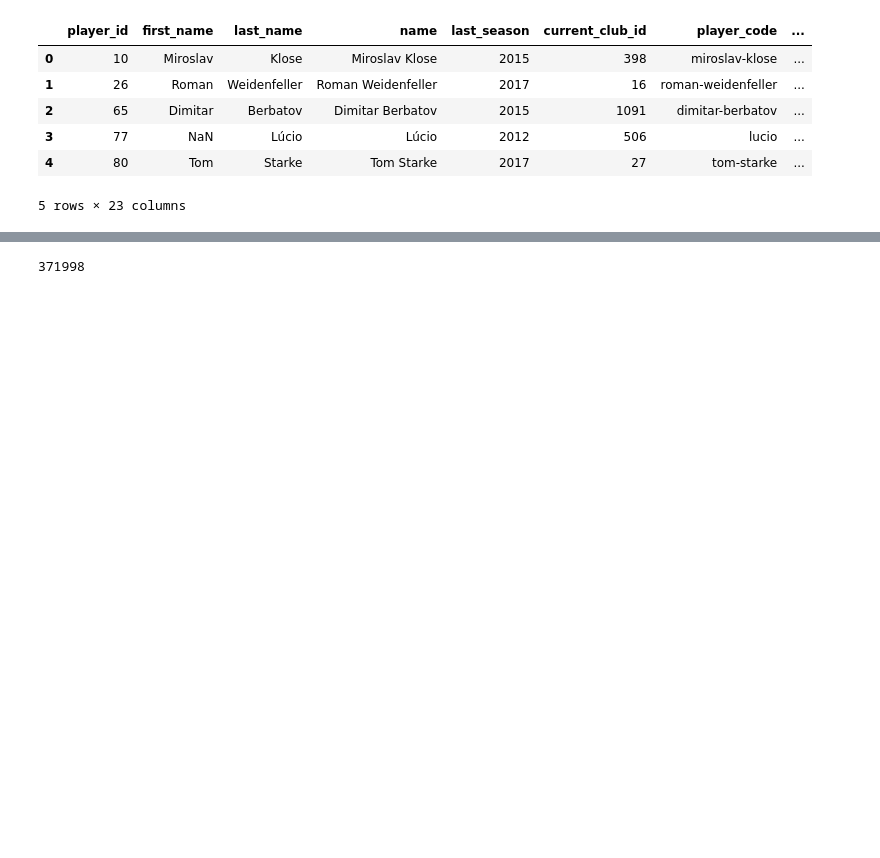
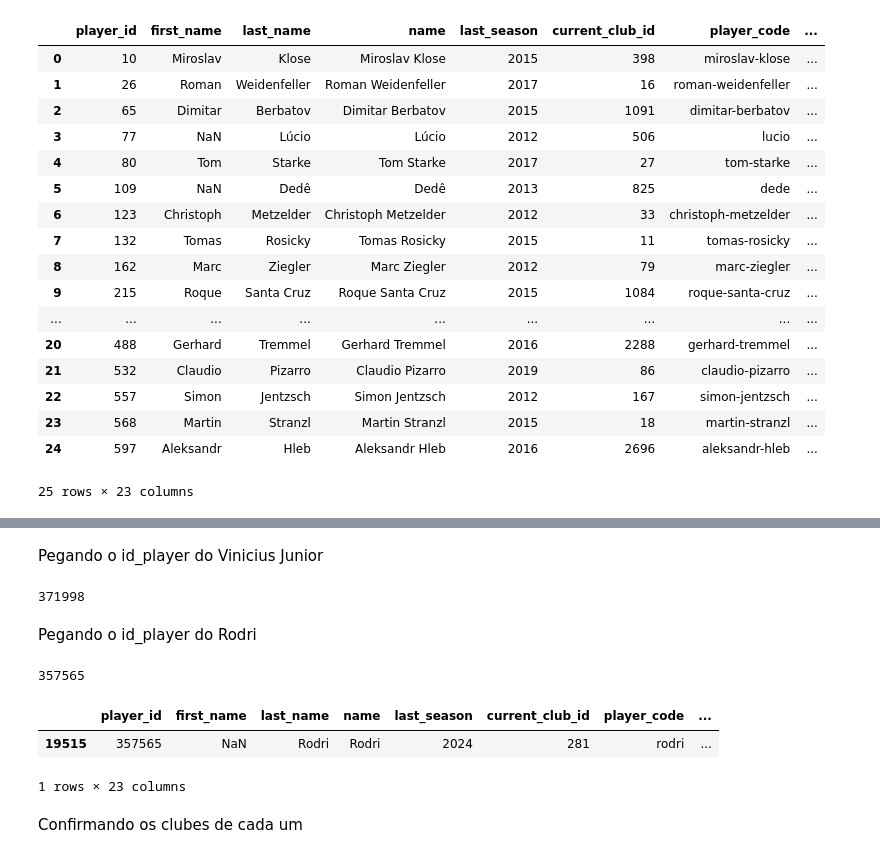
Before and after one commit to felipsants/trabalho-final-org_dados, a Jupyter notebook: EDA.ipynb, the cells around one changed output, grey strips where cells are left out. Cells and saved outputs as stored; diff of their text form; code cells hidden in the pictures; blank space fills up the shorter version.

Commit message:
Rodri and Vinicius Junior's club ID

```diff
--- a/EDA.ipynb
+++ b/EDA.ipynb
@@ -15,15 +15,26 @@ clubs_df.head()
 | 3 | 12 | as-rom | Associazione Sportiva Roma | IT1 | NaN | 26 | 26.3 | ... |
 | 4 | 148 | tottenham-hotspur | Tottenham Hotspur Football Club | GB1 | NaN | 26 | 25.6 | ... |
 # %%
-players_df.head()
+players_df.head(25)
 # %% [output]
 |  | player_id | first_name | last_name | name | last_season | current_club_id | player_code | ... |
 | 0 | 10 | Miroslav | Klose | Miroslav Klose | 2015 | 398 | miroslav-klose | ... |
 | 1 | 26 | Roman | Weidenfeller | Roman Weidenfeller | 2017 | 16 | roman-weidenfeller | ... |
 | 2 | 65 | Dimitar | Berbatov | Dimitar Berbatov | 2015 | 1091 | dimitar-berbatov | ... |
 | 3 | 77 | NaN | Lúcio | Lúcio | 2012 | 506 | lucio | ... |
 | 4 | 80 | Tom | Starke | Tom Starke | 2017 | 27 | tom-starke | ... |
+| 5 | 109 | NaN | Dedê | Dedê | 2013 | 825 | dede | ... |
+| 6 | 123 | Christoph | Metzelder | Christoph Metzelder | 2012 | 33 | christoph-metzelder | ... |
+| 7 | 132 | Tomas | Rosicky | Tomas Rosicky | 2015 | 11 | tomas-rosicky | ... |
+| 8 | 162 | Marc | Ziegler | Marc Ziegler | 2012 | 79 | marc-ziegler | ... |
+| 9 | 215 | Roque | Santa Cruz | Roque Santa Cruz | 2015 | 1084 | roque-santa-cruz | ... |
+| ... | ... | ... | ... | ... | ... | ... | ... | ... |
+| 20 | 488 | Gerhard | Tremmel | Gerhard Tremmel | 2016 | 2288 | gerhard-tremmel | ... |
+| 21 | 532 | Claudio | Pizarro | Claudio Pizarro | 2019 | 86 | claudio-pizarro | ... |
+| 22 | 557 | Simon | Jentzsch | Simon Jentzsch | 2012 | 167 | simon-jentzsch | ... |
+| 23 | 568 | Martin | Stranzl | Martin Stranzl | 2015 | 18 | martin-stranzl | ... |
+| 24 | 597 | Aleksandr | Hleb | Aleksandr Hleb | 2016 | 2696 | aleksandr-hleb | ... |
-5 rows × 23 columns
+25 rows × 23 columns
 # %%
 games_events_df.head()
 # %% [output]
@@ -33,6 +44,8 @@ games_events_df.head()
 | 2 | b2d721eaed4692a5c59a92323689ef18 | 2012-08-05 | 2211607 | 3 | Goals | 383 | 36500 | , Header, 1. Tournament Goal Assi... | NaN | ... |
 | 3 | aef768899cedac0c9a650980219075a2 | 2012-08-05 | 2211607 | 53 | Goals | 383 | 36500 | , Right-footed shot, 2. Tournamen... | NaN | ... |
 | 4 | 5d6d9533023057b6619ecd145a038bbe | 2012-08-05 | 2211607 | 74 | Substitutions | 383 | 36500 | , Not reported | 49499.0 | ... |
+# %% [markdown]
+Pegando o id_player do Vinicius Junior
 # %%
 vinicius_linha = players_df.name.apply(lambda name: name == 'Vinicius Junior')
 id_vinicius = players_df[vinicius_linha]['player_id'].values[0]
@@ -40,3 +55,5 @@ id_vinicius = players_df[vinicius_linha]['player_id'].values[0]
 print(id_vinicius)
 # %% [output]
 371998
+# %% [markdown]
+Pegando o id_player do Rodri
@@ -42,0 +63,4 @@ print(id_vinicius)
+# %%
+print(id_rodri)
+# %% [output]
+357565
@@ -42,0 +69,8 @@ print(id_vinicius)
+# %%
+players_df_rodri.head()
+# %% [output]
+|  | player_id | first_name | last_name | name | last_season | current_club_id | player_code | ... |
+| 19515 | 357565 | NaN | Rodri | Rodri | 2024 | 281 | rodri | ... |
+1 rows × 23 columns
+# %% [markdown]
+Confirmando os clubes de cada um
```
Also changed, not shown: parts of 7 cells of this notebook.
